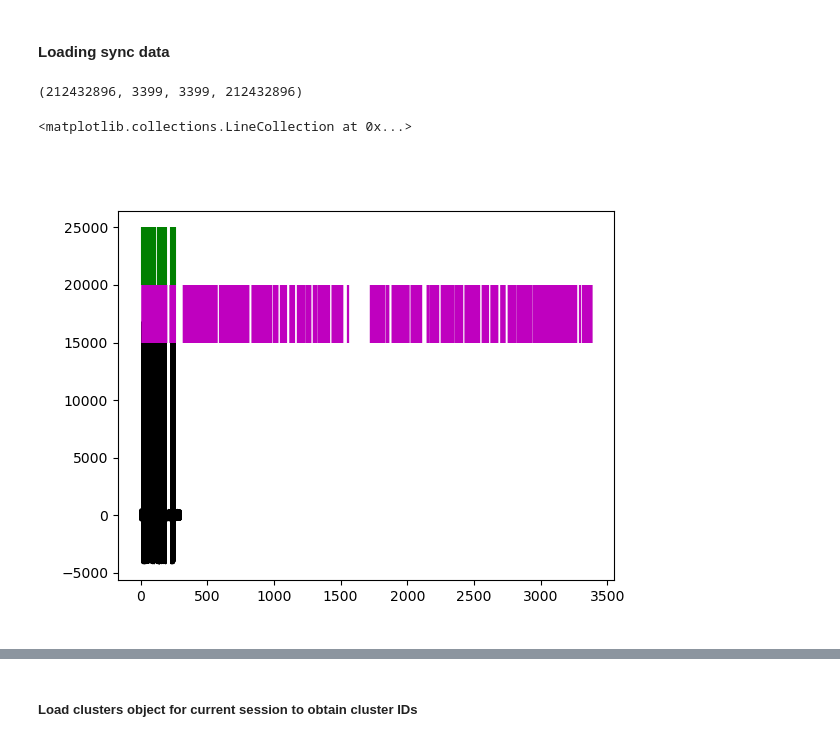
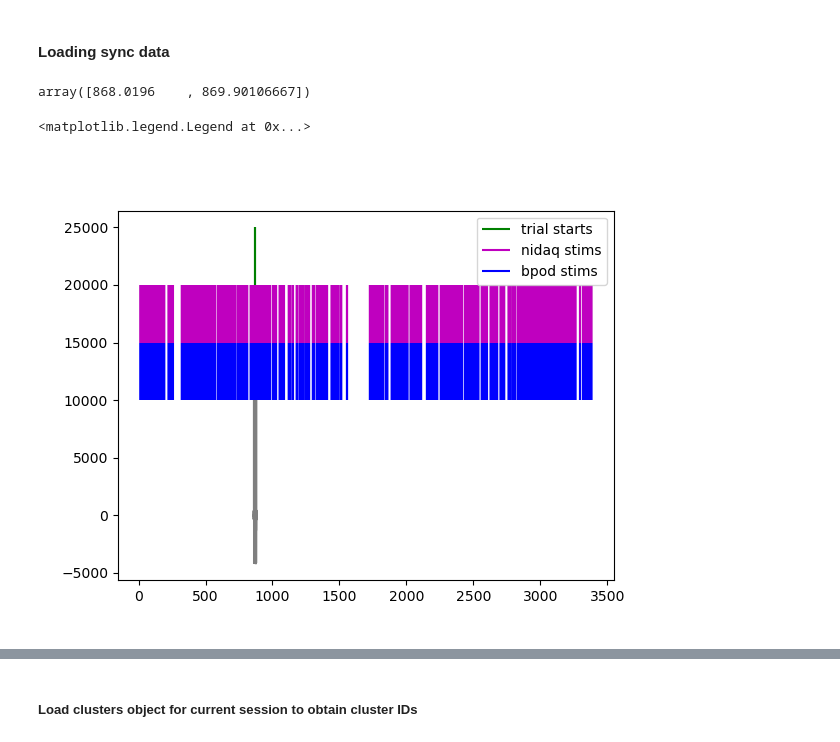
Before and after one commit to rojasgabriel/ephys, a Jupyter notebook: ephys_analysis_prototyping.ipynb, the cells around one changed output, grey strips where cells are left out. Drawn from its saved outputs; the diff is of its cells as text; code cells hidden in the pictures.

Commit message:
For sure figured out stimulus mismatch issue. Added figures showing when this happens and explanation in notebook.

```diff
--- a/sorting.ipynb
+++ b/ephys_analysis_prototyping.ipynb
@@ -44,7 +39,3 @@ corrected_analog = np.interp(x=nionsets[sync_port], xp=np.arange(len(analog_sign
-# %%
-len((np.arange(len(nisync)))), len(nionsets[sync_port]), len(aponsets), len(nitime)
-# %% [output]
-(212432896, 3399, 3399, 212432896)
 # %%
 behavior_data = chiCa.load_trialdata('/home/data/GRB006/20240429_174359/chipmunk/GRB006_20240429_174359_chipmunk_DemonstratorAudiTask.mat')
 
@@ -71,24 +62,31 @@ stim_kernel = sk_stacked[~np.isnan(sk_stacked)]
 
 #check every thing has the correct size. length here should equal number of trials
 assert len(first_stim_onsets) == len(stim_onsets) == len(sk)
+# %%
+#for figuring out the time window for a given range of trials to plot belos
+corrected_onsets[2][157:159]/srate
+# %% [output]
+array([868.0196    , 869.90106667])
 # %%
-analog_signal = nisync[:, 0]
+# analog_signal = nisync[:, 0]
 t = nitime/srate
-t_limit = 300
-idx = t<t_limit #first # of seconds of the session, for indexing the analog signal
+# t_limit = 300
+# idx = t<t_limit #first # of seconds of the session, for indexing the analog signal
+idx = (t > 860) & (t < 880)
 ti = np.where(corrected_onsets[2]/srate<t_limit) #trial index
 threshold = 15000
 
 ii = np.where(np.diff(analog_signal>threshold)==1)[0] #for indexing the detected stim events above threshold in the entire session
 # ii = np.where(np.diff(analog_signal[idx]>threshold)==1)[0] #same thing but for a subsample of the session
 stim_events_nidaq = t[ii[np.diff(np.hstack([0,ii]))>0.04*srate]]
 
 plt.figure()
-plt.plot(t[idx],analog_signal[idx],'k') #raw analog signal
-plt.vlines(corrected_onsets[2][ti]/srate,20000,25000,'g') #trial starts
-plt.vlines(stim_events_nidaq,15000,20000,'m') #stim events
-
+plt.plot(t[idx],analog_signal[idx],'k', alpha=0.5) #raw analog signal
+plt.vlines(corrected_onsets[2][157:159]/srate,20000,25000,'g', label='trial starts') #trial starts
+plt.vlines(stim_events_nidaq,15000,20000,'m', label='nidaq stims') #stim events
+plt.vlines(np.hstack(stim_onsets), 10000, 15000, 'b', label='bpod stims') #bpod stim events
+plt.legend()
 # print(f'bpod stimulus events: {len(np.hstack(stim_onsets))}\nnidaq stimulus events: {len(stim_events_nidaq)}')
 # %% [output]
-<matplotlib.collections.LineCollection at 0x...>
+<matplotlib.legend.Legend at 0x...>
-[figure, old version]
+[figure, new version]
```
Also changed, not shown: parts of 7 cells of this notebook, 3 other files.
